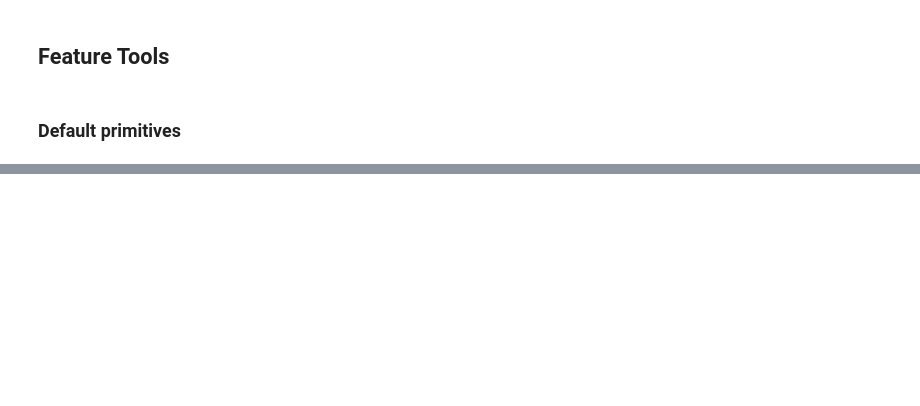
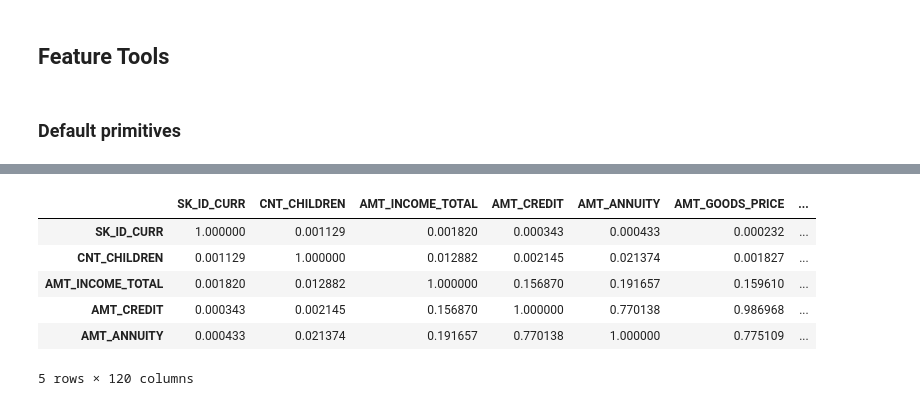
Before and after one commit to roenchina/FinTech_DefaultRisk, a Jupyter notebook: feature_engineering.ipynb, the cells around one changed output, grey strips where cells are left out. Drawn from its saved outputs; the diff is of its cells as text; code cells hidden in the pictures; blank space fills up the shorter version.

```diff
--- a/feature_engineering.ipynb
+++ b/feature_engineering.ipynb
@@ -103,22 +114,30 @@ for i, feature in enumerate(['EXT_SOURCE_2 EXT_SOURCE_3', 'EXT_SOURCE_1 EXT_SOUR
 plt.tight_layout(h_pad = 2.5)
 # %% [markdown]
 ### Merge到原数据集中
+# %%
+# Put test features into dataframe
+poly_features_test = pd.DataFrame(poly_features_test,
+                                  columns = poly_transformer.get_feature_names(['EXT_SOURCE_1', 'EXT_SOURCE_2', 'EXT_SOURCE_3', 'DAYS_BIRTH']))
+
+# Select the best ones
+best_poly_feature_names = p_corrs.tail(10).index.to_list()
+best_poly_features = poly_features[best_poly_feature_names]
+best_poly_features_test = poly_features_test[best_poly_feature_names]
 # %%
-# Put test features into dataframe
-poly_features_test = pd.DataFrame(poly_features_test,
-                                  columns = poly_transformer.get_feature_names(['EXT_SOURCE_1', 'EXT_SOURCE_2', 'EXT_SOURCE_3', 'DAYS_BIRTH']))
-
 # Merge polynomial features into training dataframe
-poly_features['SK_ID_CURR'] = app_train['SK_ID_CURR']
-app_train_poly = app_train.merge(poly_features, on = 'SK_ID_CURR', how = 'left')
+best_poly_features['SK_ID_CURR'] = app_train['SK_ID_CURR']
+app_train_poly = app_train.merge(best_poly_features, on = 'SK_ID_CURR', how = 'left')
 
 # Merge polnomial features into testing dataframe
-poly_features_test['SK_ID_CURR'] = app_test['SK_ID_CURR']
-app_test_poly = app_test.merge(poly_features_test, on = 'SK_ID_CURR', how = 'left')
+best_poly_features_test['SK_ID_CURR'] = app_test['SK_ID_CURR']
+app_test_poly = app_test.merge(best_poly_features_test, on = 'SK_ID_CURR', how = 'left')
 
 # Align the dataframes
 app_train_poly, app_test_poly = app_train_poly.align(app_test_poly, join = 'inner', axis = 1)
 
+# Add the target column to train dataset
+app_train_poly['TARGET'] = poly_target
+
 # Print out the new shapes
 print('Training data with polynomial features shape: ', app_train_poly.shape)
 print('Testing data with polynomial features shape:  ', app_test_poly.shape)
@@ -126,8 +148,8 @@ print('Testing data with polynomial features shape:  ', app_test_poly.shape)
 ## Domain Knowledge Features
 ### 训练集构造特征
 # %%
-app_train_domain = app_train.copy()
-app_test_domain = app_test.copy()
+app_train_domain = app_train_poly.copy()
+app_test_domain = app_test_poly.copy()
 
 app_train_domain['CREDIT_INCOME_PERCENT'] = app_train_domain['AMT_CREDIT'] / app_train_domain['AMT_INCOME_TOTAL']
 app_train_domain['ANNUITY_INCOME_PERCENT'] = app_train_domain['AMT_ANNUITY'] / app_train_domain['AMT_INCOME_TOTAL']
@@ -233,0 +241,3 @@ feature_names[-20:]
+# %%
+app_train_nf = app_train_domain.copy()
+app_test_nf = app_test_domain.copy()
@@ -233,0 +247,12 @@ feature_names[-20:]
+# %%
+# Absolute value correlation matrix
+corr_matrix = app_train_nf.corr().abs()
+corr_matrix.head()
+# %% [output]
+|  | SK_ID_CURR | CNT_CHILDREN | AMT_INCOME_TOTAL | AMT_CREDIT | AMT_ANNUITY | AMT_GOODS_PRICE | ... |
+| SK_ID_CURR | 1.000000 | 0.001129 | 0.001820 | 0.000343 | 0.000433 | 0.000232 | ... |
+| CNT_CHILDREN | 0.001129 | 1.000000 | 0.012882 | 0.002145 | 0.021374 | 0.001827 | ... |
+| AMT_INCOME_TOTAL | 0.001820 | 0.012882 | 1.000000 | 0.156870 | 0.191657 | 0.159610 | ... |
+| AMT_CREDIT | 0.000343 | 0.002145 | 0.156870 | 1.000000 | 0.770138 | 0.986968 | ... |
+| AMT_ANNUITY | 0.000433 | 0.021374 | 0.191657 | 0.770138 | 1.000000 | 0.775109 | ... |
+5 rows × 120 columns
```
Also changed, not shown: parts of 33 cells of this notebook, 2 other files.
